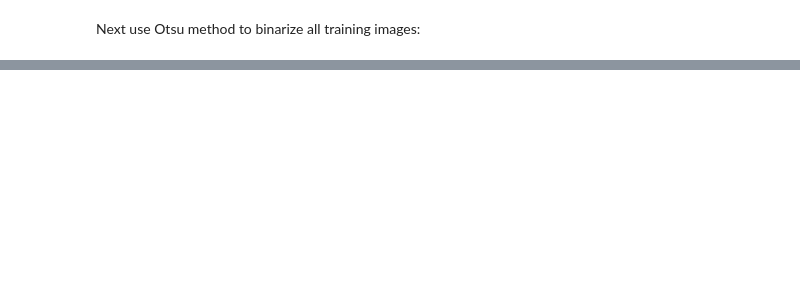
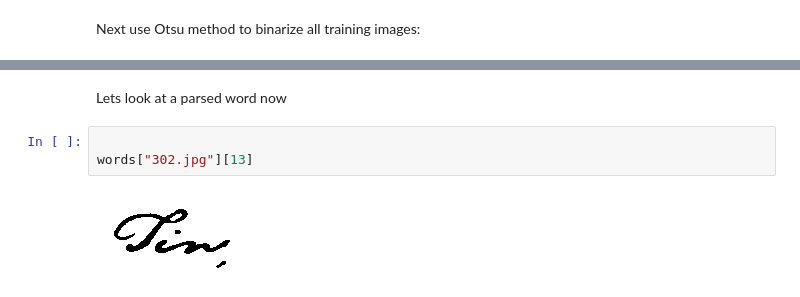
Before and after one commit to anninahelmy/PatternRecognition_FS22, a Jupyter notebook: Keyword Spotting/keyword_spotting.ipynb, the cells around one changed output, grey strips where cells are left out. Drawn from its saved outputs; the diff is of its cells as text; blank space fills up the shorter version.

```diff
--- a/Keyword Spotting/keyword_spotting.ipynb
+++ b/Keyword Spotting/keyword_spotting.ipynb
@@ -54,0 +63,7 @@ binarized_train_imgs = [binarize(i, best_threshold(i)) for i in train_imgs]
+# %% [markdown]
+Lets look at a parsed word now
+# %%
+
+words["302.jpg"][13]
+# %% [output]
+[figure, added]
```
Also changed, not shown: parts of 8 cells of this notebook.
